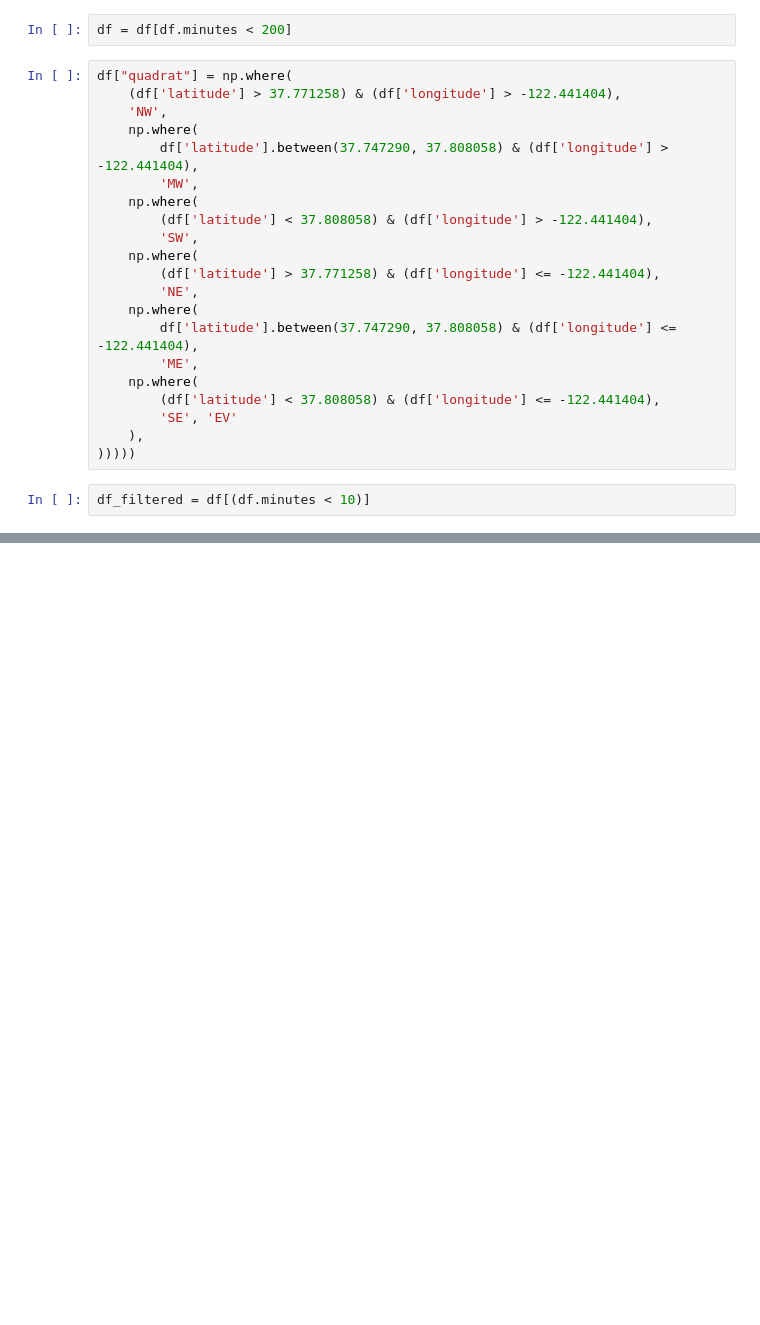
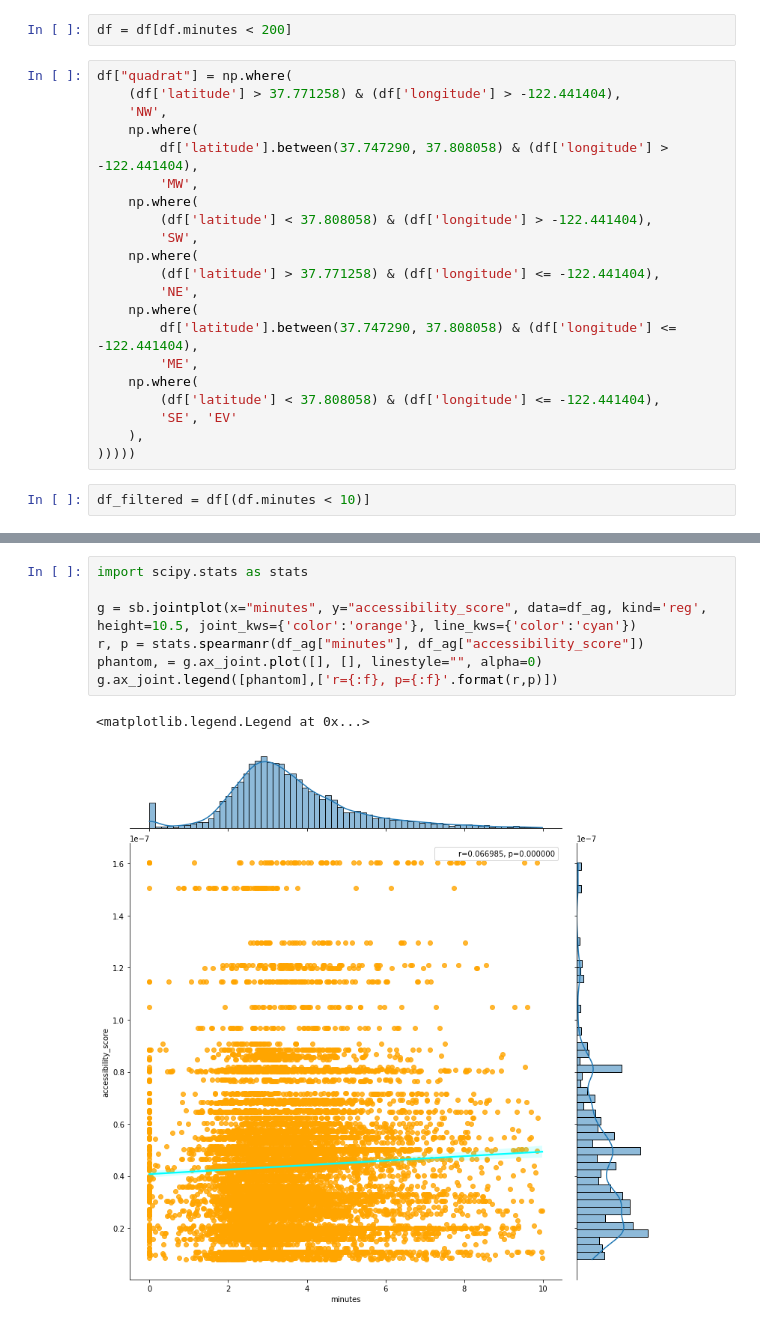
Before and after one commit to mjgood4/firstrespondersites, a Jupyter notebook: jyEDA/Spacial_Accessibility_Correlations.ipynb, the cells around one changed output, grey strips where cells are left out. Drawn from its saved outputs; the diff is of its cells as text; blank space fills up the shorter version.

```diff
--- a/jyEDA/Spacial_Accessibility_Correlations.ipynb
+++ b/jyEDA/Spacial_Accessibility_Correlations.ipynb
@@ -130,0 +129,10 @@ sb.lmplot( "minutes", "accessibility_score", df_ag, fit_reg=True,hue="isDayTime"
+# %%
+import scipy.stats as stats
+
+g = sb.jointplot(x="minutes", y="accessibility_score", data=df_ag, kind='reg', height=10.5, joint_kws={'color':'orange'}, line_kws={'color':'cyan'})
+r, p = stats.spearmanr(df_ag["minutes"], df_ag["accessibility_score"])
+phantom, = g.ax_joint.plot([], [], linestyle="", alpha=0)
+g.ax_joint.legend([phantom],['r={:f}, p={:f}'.format(r,p)])
+# %% [output]
+<matplotlib.legend.Legend at 0x...>
+[figure, added]
```
Also changed, not shown: parts of 6 cells of this notebook.
